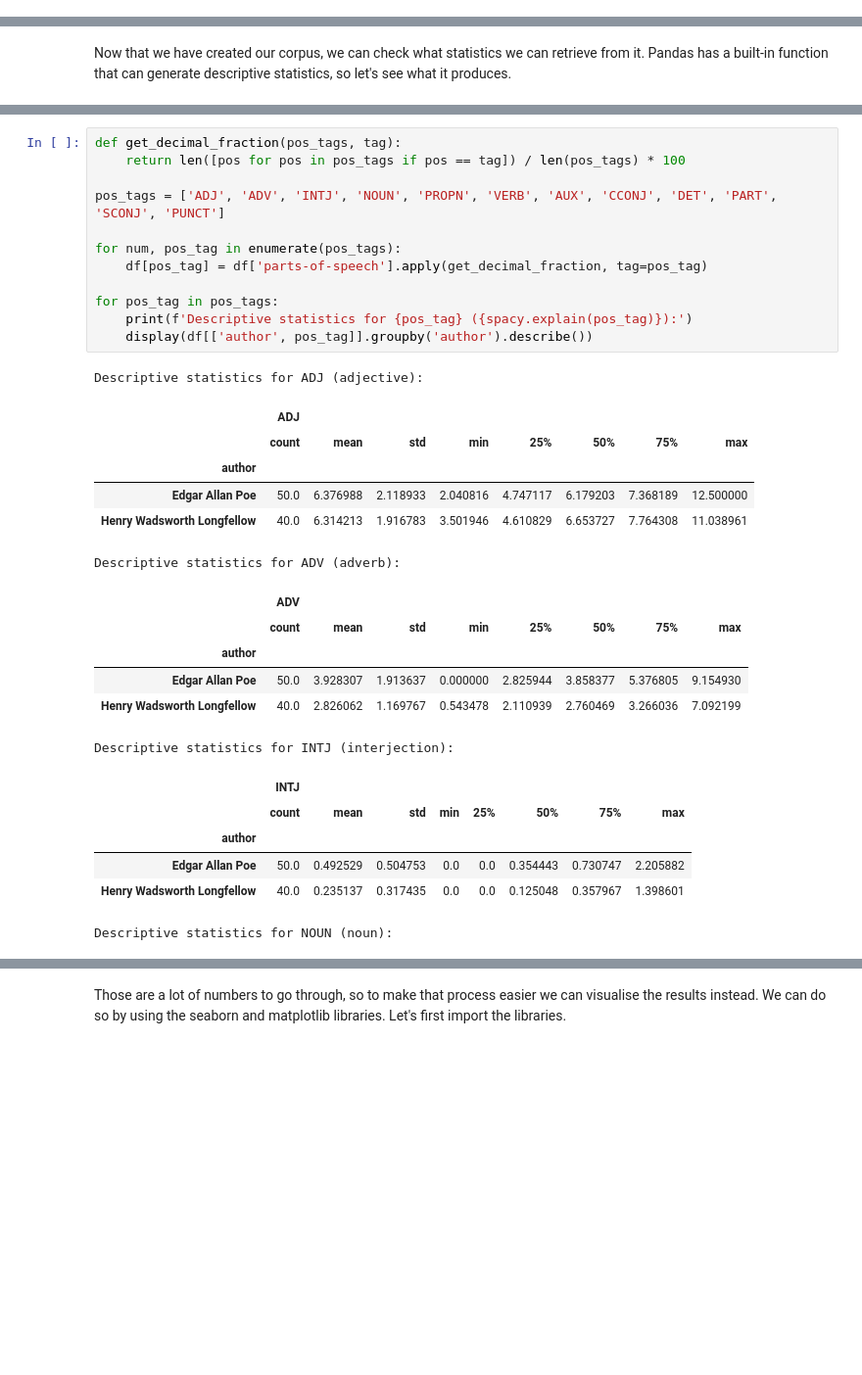
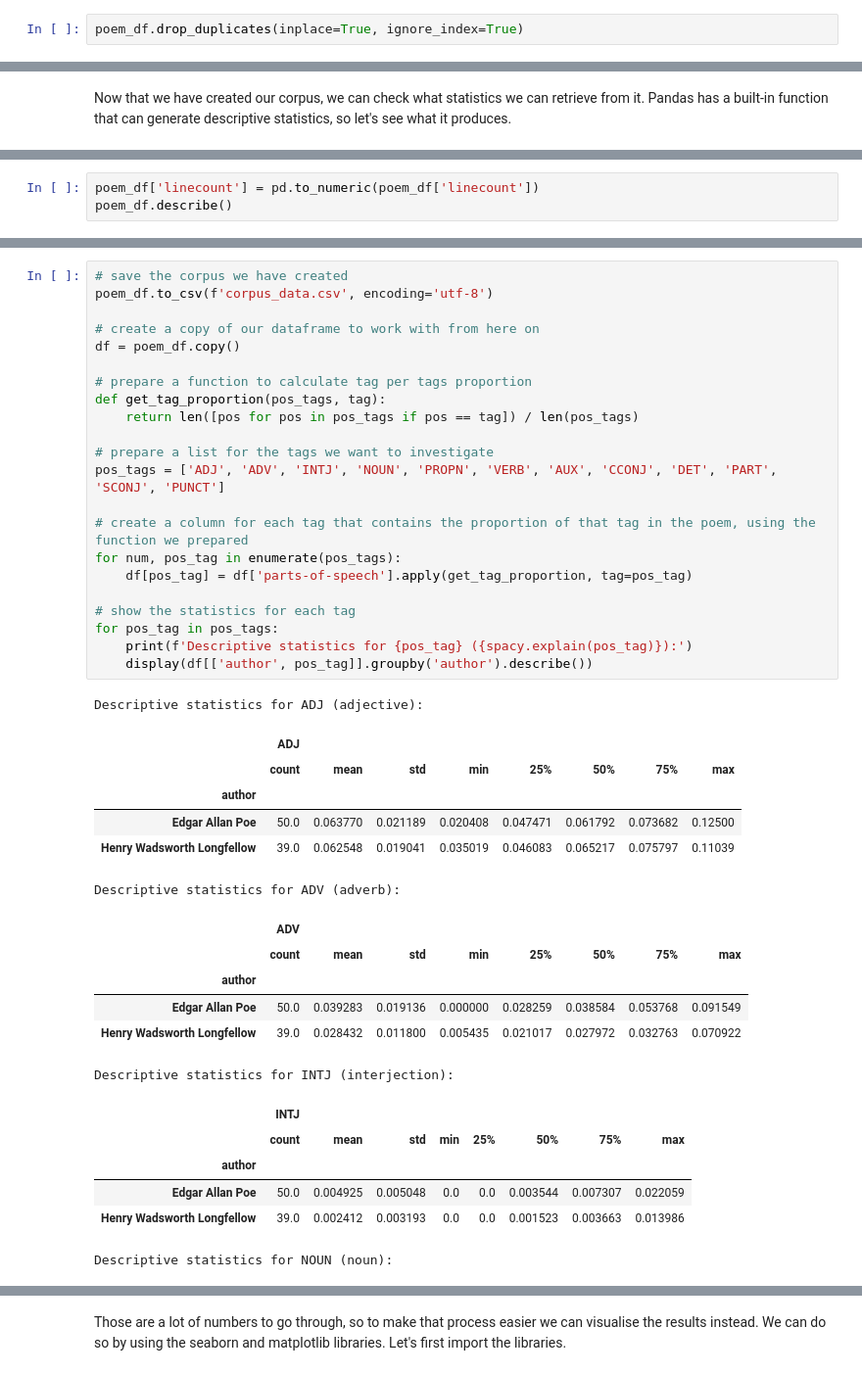
Before and after one commit to 573phn/dh_cd_a02, a Jupyter notebook: poem.ipynb, the cells around one changed output, grey strips where cells are left out. Shown at 98% size. Saved outputs shown, nothing was run; the diff lists cells and outputs as text; blank space fills up the shorter version.

```diff
--- a/poem.ipynb
+++ b/poem.ipynb
@@ -79 +88,3 @@ poem_df.sample(5)
+# %%
+poem_df.drop_duplicates(inplace=True, ignore_index=True)
 # %% [markdown]
@@ -200,0 +209,3 @@ df.describe()
+# %%
+poem_df['linecount'] = pd.to_numeric(poem_df['linecount'])
+poem_df.describe()
@@ -213,34 +234,44 @@ We only have statistics on the token count right now, because that is the only c
 # %%
-def get_decimal_fraction(pos_tags, tag):
-    return len([pos for pos in pos_tags if pos == tag]) / len(pos_tags) * 100
+# save the corpus we have created
+poem_df.to_csv(f'corpus_data.csv', encoding='utf-8')
 
+# create a copy of our dataframe to work with from here on
+df = poem_df.copy()
+
+# prepare a function to calculate tag per tags proportion
+def get_tag_proportion(pos_tags, tag):
+    return len([pos for pos in pos_tags if pos == tag]) / len(pos_tags)
+
+# prepare a list for the tags we want to investigate
 pos_tags = ['ADJ', 'ADV', 'INTJ', 'NOUN', 'PROPN', 'VERB', 'AUX', 'CCONJ', 'DET', 'PART', 'SCONJ', 'PUNCT']
 
+# create a column for each tag that contains the proportion of that tag in the poem, using the function we prepared
 for num, pos_tag in enumerate(pos_tags):
-    df[pos_tag] = df['parts-of-speech'].apply(get_decimal_fraction, tag=pos_tag)
+    df[pos_tag] = df['parts-of-speech'].apply(get_tag_proportion, tag=pos_tag)
 
+# show the statistics for each tag
 for pos_tag in pos_tags:
     print(f'Descriptive statistics for {pos_tag} ({spacy.explain(pos_tag)}):')
     display(df[['author', pos_tag]].groupby('author').describe())
 # %% [output]
 Descriptive statistics for ADJ (adjective):
 |  | ADJ |  |  |  |  |  |  |  |
 |  | count | mean | std | min | 25% | 50% | 75% | max |
 | author |  |  |  |  |  |  |  |  |
-| Edgar Allan Poe | 50.0 | 6.376988 | 2.118933 | 2.040816 | 4.747117 | 6.179203 | 7.368189 | 12.500000 |
-| Henry Wadsworth Longfellow | 40.0 | 6.314213 | 1.916783 | 3.501946 | 4.610829 | 6.653727 | 7.764308 | 11.038961 |
+| Edgar Allan Poe | 50.0 | 0.063770 | 0.021189 | 0.020408 | 0.047471 | 0.061792 | 0.073682 | 0.12500 |
+| Henry Wadsworth Longfellow | 39.0 | 0.062548 | 0.019041 | 0.035019 | 0.046083 | 0.065217 | 0.075797 | 0.11039 |
 Descriptive statistics for ADV (adverb):
 |  | ADV |  |  |  |  |  |  |  |
 |  | count | mean | std | min | 25% | 50% | 75% | max |
 | author |  |  |  |  |  |  |  |  |
-| Edgar Allan Poe | 50.0 | 3.928307 | 1.913637 | 0.000000 | 2.825944 | 3.858377 | 5.376805 | 9.154930 |
-| Henry Wadsworth Longfellow | 40.0 | 2.826062 | 1.169767 | 0.543478 | 2.110939 | 2.760469 | 3.266036 | 7.092199 |
+| Edgar Allan Poe | 50.0 | 0.039283 | 0.019136 | 0.000000 | 0.028259 | 0.038584 | 0.053768 | 0.091549 |
+| Henry Wadsworth Longfellow | 39.0 | 0.028432 | 0.011800 | 0.005435 | 0.021017 | 0.027972 | 0.032763 | 0.070922 |
 Descriptive statistics for INTJ (interjection):
 |  | INTJ |  |  |  |  |  |  |  |
 |  | count | mean | std | min | 25% | 50% | 75% | max |
 | author |  |  |  |  |  |  |  |  |
-| Edgar Allan Poe | 50.0 | 0.492529 | 0.504753 | 0.0 | 0.0 | 0.354443 | 0.730747 | 2.205882 |
-| Henry Wadsworth Longfellow | 40.0 | 0.235137 | 0.317435 | 0.0 | 0.0 | 0.125048 | 0.357967 | 1.398601 |
+| Edgar Allan Poe | 50.0 | 0.004925 | 0.005048 | 0.0 | 0.0 | 0.003544 | 0.007307 | 0.022059 |
+| Henry Wadsworth Longfellow | 39.0 | 0.002412 | 0.003193 | 0.0 | 0.0 | 0.001523 | 0.003663 | 0.013986 |
 Descriptive statistics for NOUN (noun):
 |  | NOUN |  |  |  |  |  |  |  |
 |  | count | mean | std | min | 25% | 50% | 75% | max |
```
Also changed, not shown: parts of 18 cells of this notebook, 1 other file.
